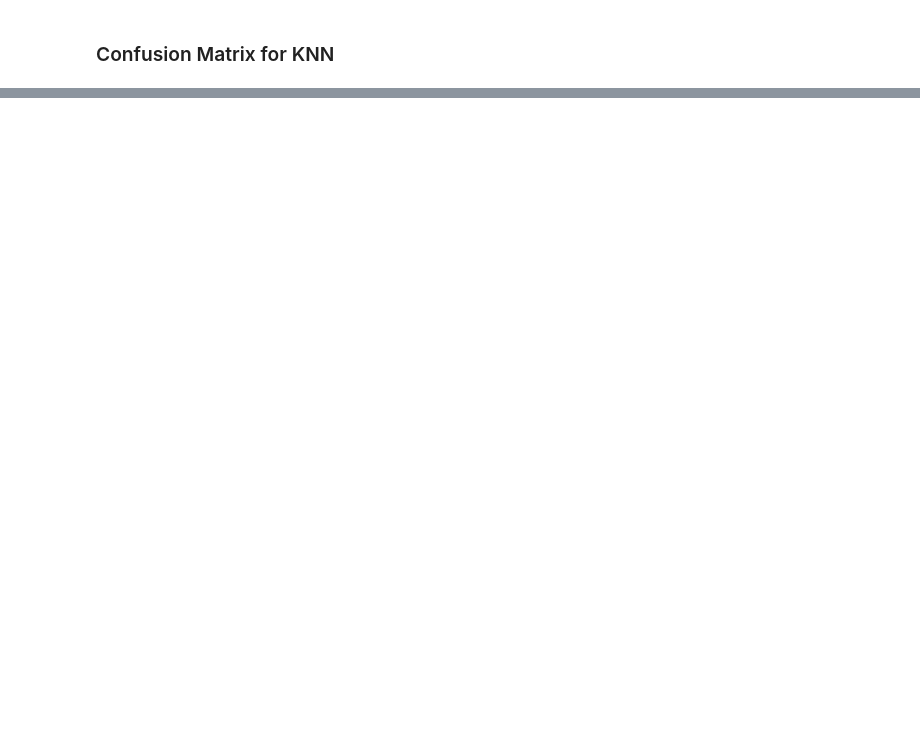
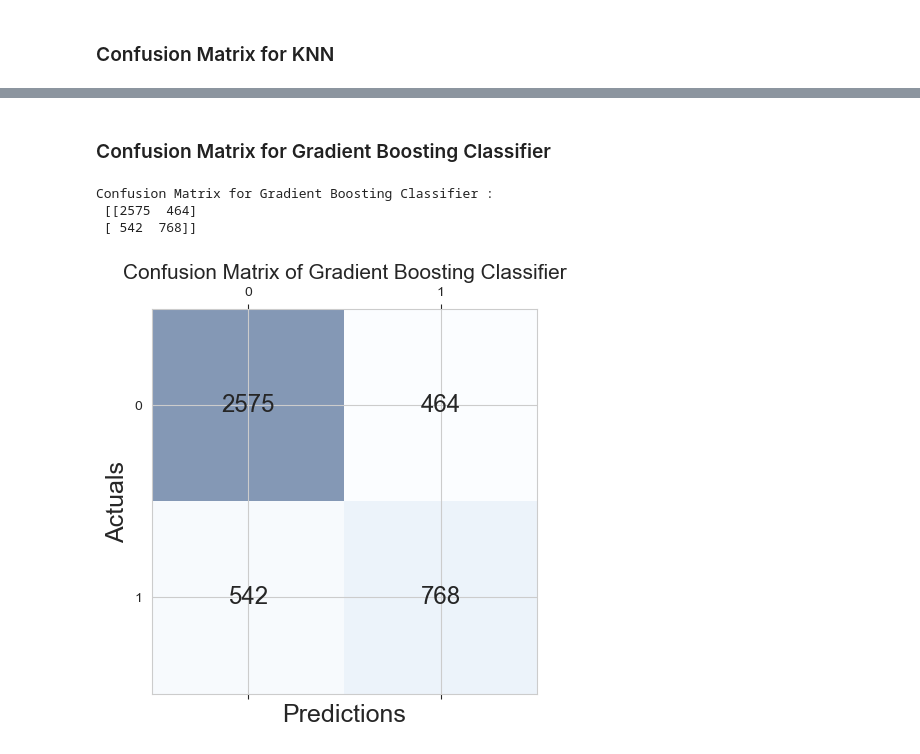
Before and after one commit to aliabdallah7/smoking-detection, a Jupyter notebook: src.ipynb, the cells around one changed output, grey strips where cells are left out. Saved outputs shown, nothing was run; the diff lists cells and outputs as text; code cells hidden in the pictures; blank space fills up the shorter version.

```diff
--- a/src.ipynb
+++ b/src.ipynb
@@ -474,0 +564,8 @@ Confusion Matrix for KNN :
+# %%
+models = RandomForestClassifier()
+models.fit(x_train, y_train)
+# predict with test dataset
+y_predict_random = models.predict(x_test)
+print(classification_report(y_test,y_predict_random))
+accuracy_Score_random = metrics.accuracy_score(y_test, y_predict_random)
+print('RandomForest model accuracy is: {:.2f}%'.format(accuracy_Score_random*100))
@@ -474,0 +585,13 @@ Confusion Matrix for KNN :
+# %%
+cm = metrics.confusion_matrix(y_test, y_predict_random)
+print('Confusion Matrix for Random Forest Classifier :\n', cm, '\n')
+fig, ax = plt.subplots(figsize=(5, 5))
+ax.matshow(cm, cmap=plt.cm.Blues, alpha=0.5)
+for i in range(cm.shape[0]):
+    for j in range(cm.shape[1]):
+        ax.text(x=j, y=i,s=cm[i, j], va='center', ha='center', size='xx-large')
+
+plt.xlabel('Predictions', fontsize=18)
+plt.ylabel('Actuals', fontsize=18)
+plt.title('Confusion Matrix of Random Forest Classifier', fontsize=15)
+plt.show()
@@ -474,0 +605,8 @@ Confusion Matrix for KNN :
+# %%
+from sklearn.ensemble import GradientBoostingClassifier
+gb_clf2 = GradientBoostingClassifier()
+gb_clf2.fit(x_train, y_train)
+y_predict_gb = gb_clf2.predict(x_test)
+print(classification_report(y_test,y_predict_gb))
+gb_score = gb_clf2.score(x_test, y_test)
+print('Gradient Boosting Classifier model accuracy is: {:.2f}%'.format(gb_score*100))
@@ -474,0 +624,20 @@ Confusion Matrix for KNN :
+# %% [markdown]
+### Confusion Matrix for Gradient Boosting Classifier
+# %%
+cm = metrics.confusion_matrix(y_test, y_predict_gb)
+print('Confusion Matrix for Gradient Boosting Classifier :\n', cm, '\n')
+fig, ax = plt.subplots(figsize=(5, 5))
+ax.matshow(cm, cmap=plt.cm.Blues, alpha=0.5)
+for i in range(cm.shape[0]):
+    for j in range(cm.shape[1]):
+        ax.text(x=j, y=i,s=cm[i, j], va='center', ha='center', size='xx-large')
+
+plt.xlabel('Predictions', fontsize=18)
+plt.ylabel('Actuals', fontsize=18)
+plt.title('Confusion Matrix of Gradient Boosting Classifier', fontsize=15)
+plt.show()
+# %% [output]
+Confusion Matrix for Gradient Boosting Classifier :
+ [[2575  464]
+ [ 542  768]]
+[figure, added]
```
Also changed, not shown: parts of 25 cells of this notebook.
